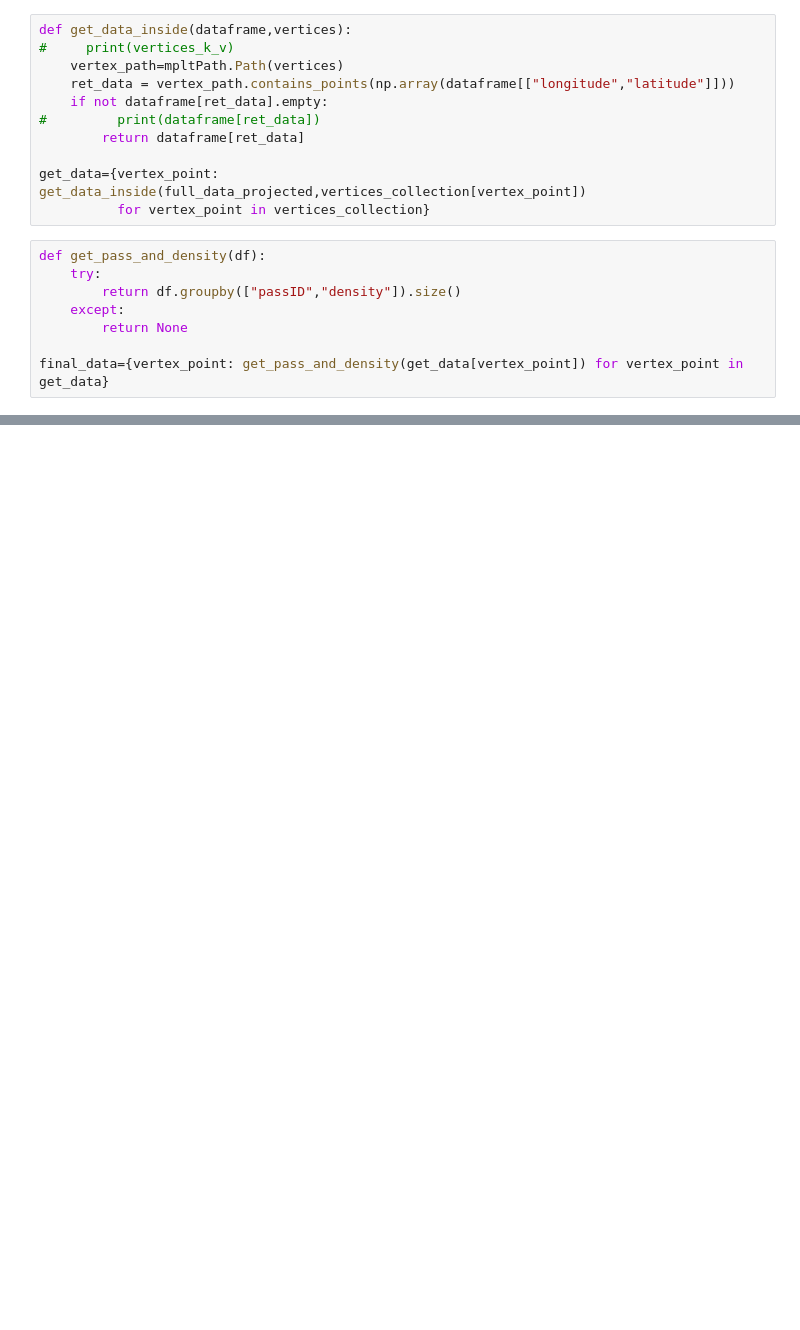
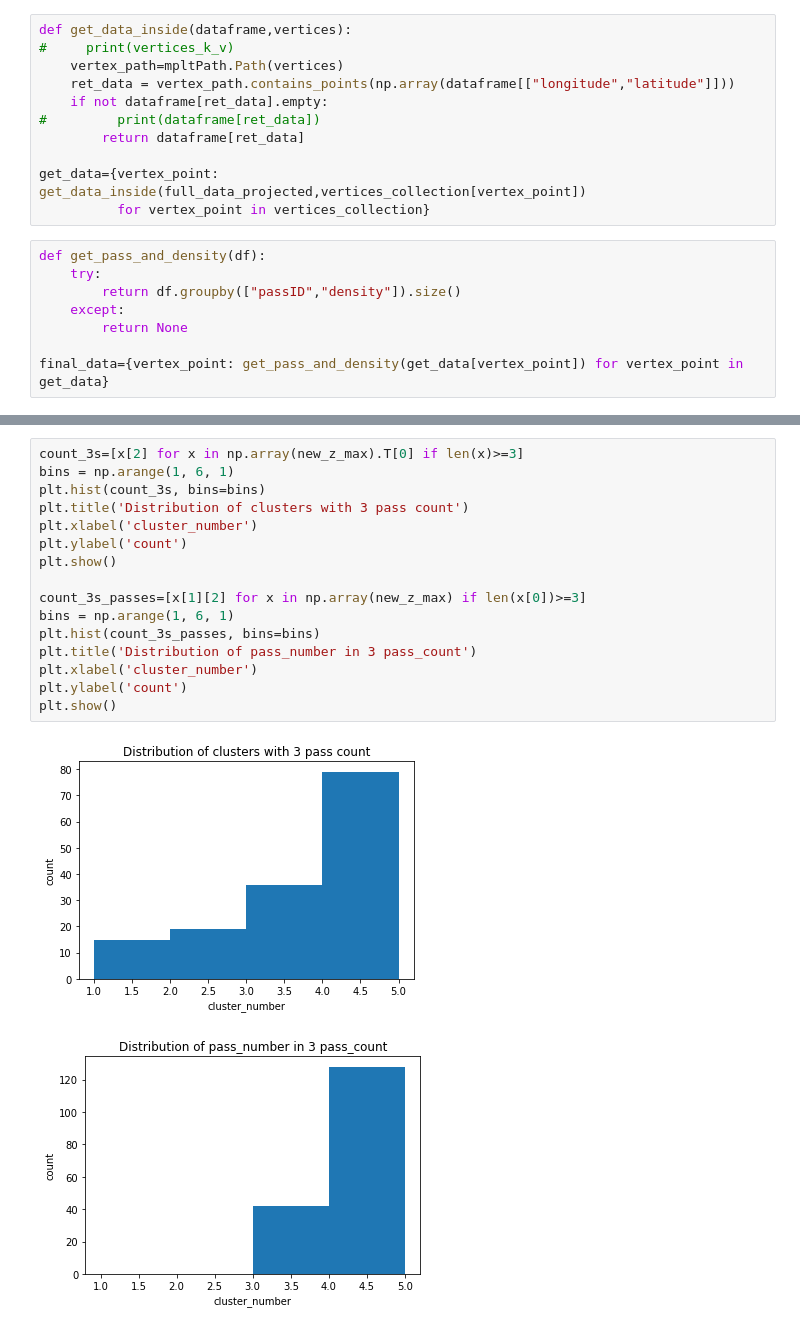
Before and after one commit to ShankarPoudel441/Thesis_Program, a Jupyter notebook: Notebooks/Analysis_by_pass_count_FINAL.ipynb, the cells around one changed output, grey strips where cells are left out. Saved outputs shown, nothing was run; the diff lists cells and outputs as text; blank space fills up the shorter version.

```diff
--- a/Notebooks/Analysis_by_pass_count_FINAL.ipynb
+++ b/Notebooks/Analysis_by_pass_count_FINAL.ipynb
@@ -303,0 +475,19 @@ Name: density, dtype: float64
+# %%
+count_3s=[x[2] for x in np.array(new_z_max).T[0] if len(x)>=3]
+bins = np.arange(1, 6, 1)
+plt.hist(count_3s, bins=bins)
+plt.title('Distribution of clusters with 3 pass count')
+plt.xlabel('cluster_number')
+plt.ylabel('count')
+plt.show()
+
+count_3s_passes=[x[1][2] for x in np.array(new_z_max) if len(x[0])>=3]
+bins = np.arange(1, 6, 1)
+plt.hist(count_3s_passes, bins=bins)
+plt.title('Distribution of pass_number in 3 pass_count')
+plt.xlabel('cluster_number')
+plt.ylabel('count')
+plt.show()
+# %% [output]
+[figure, added]
+[figure, added]
```
Also changed, not shown: parts of 36 cells of this notebook, 2 other files.
